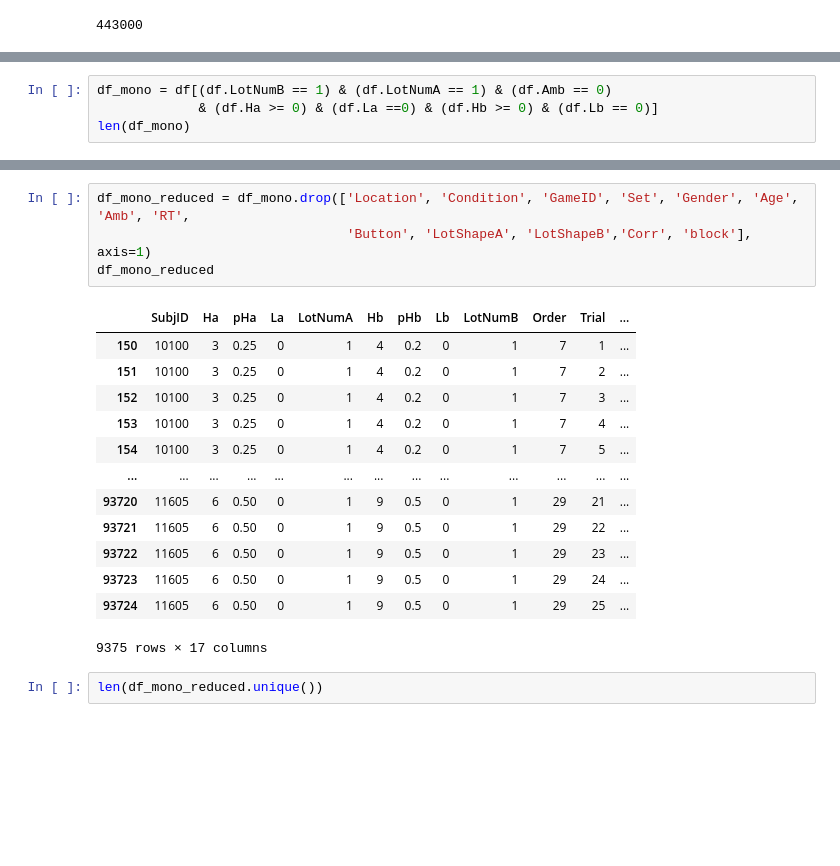
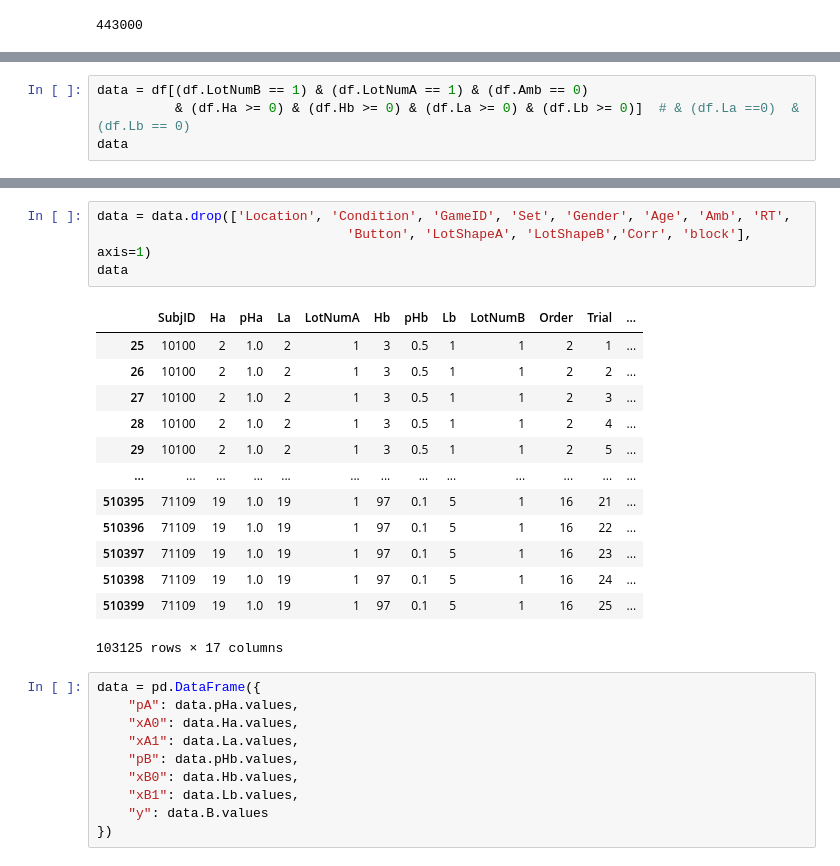
Before and after one commit to AurelienNioche/TransformedGP, a Jupyter notebook: apply-to-data.ipynb, the cells around one changed output, grey strips where cells are left out. Drawn from its saved outputs; the diff is of its cells as text; blank space fills up the shorter version.

```diff
--- a/apply-to-data.ipynb
+++ b/apply-to-data.ipynb
@@ -109,5 +128,5 @@ len(df.Set.unique())
 # %%
-df_mono = df[(df.LotNumB == 1) & (df.LotNumA == 1) & (df.Amb == 0)
-             & (df.Ha >= 0) & (df.La ==0) & (df.Hb >= 0) & (df.Lb == 0)]
-len(df_mono)
+data = df[(df.LotNumB == 1) & (df.LotNumA == 1) & (df.Amb == 0)
+          & (df.Ha >= 0) & (df.Hb >= 0) & (df.La >= 0) & (df.Lb >= 0)]  # & (df.La ==0)  & (df.Lb == 0)
+data
 # %% [output]
@@ -115,20 +164,28 @@ len(df_mono)
 # %%
-df_mono_reduced = df_mono.drop(['Location', 'Condition', 'GameID', 'Set', 'Gender', 'Age', 'Amb', 'RT',
+data = data.drop(['Location', 'Condition', 'GameID', 'Set', 'Gender', 'Age', 'Amb', 'RT',
                                 'Button', 'LotShapeA', 'LotShapeB','Corr', 'block'], axis=1)
-df_mono_reduced
+data
 # %% [output]
 |  | SubjID | Ha | pHa | La | LotNumA | Hb | pHb | Lb | LotNumB | Order | Trial | ... |
-| 150 | 10100 | 3 | 0.25 | 0 | 1 | 4 | 0.2 | 0 | 1 | 7 | 1 | ... |
-| 151 | 10100 | 3 | 0.25 | 0 | 1 | 4 | 0.2 | 0 | 1 | 7 | 2 | ... |
-| 152 | 10100 | 3 | 0.25 | 0 | 1 | 4 | 0.2 | 0 | 1 | 7 | 3 | ... |
-| 153 | 10100 | 3 | 0.25 | 0 | 1 | 4 | 0.2 | 0 | 1 | 7 | 4 | ... |
-| 154 | 10100 | 3 | 0.25 | 0 | 1 | 4 | 0.2 | 0 | 1 | 7 | 5 | ... |
+| 25 | 10100 | 2 | 1.0 | 2 | 1 | 3 | 0.5 | 1 | 1 | 2 | 1 | ... |
+| 26 | 10100 | 2 | 1.0 | 2 | 1 | 3 | 0.5 | 1 | 1 | 2 | 2 | ... |
+| 27 | 10100 | 2 | 1.0 | 2 | 1 | 3 | 0.5 | 1 | 1 | 2 | 3 | ... |
+| 28 | 10100 | 2 | 1.0 | 2 | 1 | 3 | 0.5 | 1 | 1 | 2 | 4 | ... |
+| 29 | 10100 | 2 | 1.0 | 2 | 1 | 3 | 0.5 | 1 | 1 | 2 | 5 | ... |
 | ... | ... | ... | ... | ... | ... | ... | ... | ... | ... | ... | ... | ... |
-| 93720 | 11605 | 6 | 0.50 | 0 | 1 | 9 | 0.5 | 0 | 1 | 29 | 21 | ... |
-| 93721 | 11605 | 6 | 0.50 | 0 | 1 | 9 | 0.5 | 0 | 1 | 29 | 22 | ... |
-| 93722 | 11605 | 6 | 0.50 | 0 | 1 | 9 | 0.5 | 0 | 1 | 29 | 23 | ... |
-| 93723 | 11605 | 6 | 0.50 | 0 | 1 | 9 | 0.5 | 0 | 1 | 29 | 24 | ... |
-| 93724 | 11605 | 6 | 0.50 | 0 | 1 | 9 | 0.5 | 0 | 1 | 29 | 25 | ... |
+| 510395 | 71109 | 19 | 1.0 | 19 | 1 | 97 | 0.1 | 5 | 1 | 16 | 21 | ... |
+| 510396 | 71109 | 19 | 1.0 | 19 | 1 | 97 | 0.1 | 5 | 1 | 16 | 22 | ... |
+| 510397 | 71109 | 19 | 1.0 | 19 | 1 | 97 | 0.1 | 5 | 1 | 16 | 23 | ... |
+| 510398 | 71109 | 19 | 1.0 | 19 | 1 | 97 | 0.1 | 5 | 1 | 16 | 24 | ... |
+| 510399 | 71109 | 19 | 1.0 | 19 | 1 | 97 | 0.1 | 5 | 1 | 16 | 25 | ... |
-9375 rows × 17 columns
+103125 rows × 17 columns
-# %%
-len(df_mono_reduced.unique())
+# %%
+data = pd.DataFrame({
+    "pA": data.pHa.values,
+    "xA0": data.Ha.values,
+    "xA1": data.La.values,
+    "pB": data.pHb.values,
+    "xB0": data.Hb.values,
+    "xB1": data.Lb.values,
+    "y": data.B.values
+})
```
Also changed, not shown: parts of 21 cells of this notebook, 2 other files.
